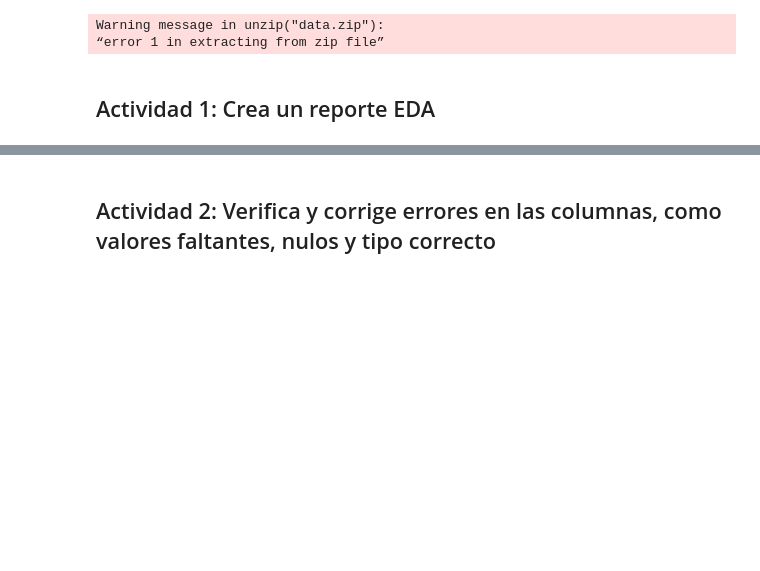
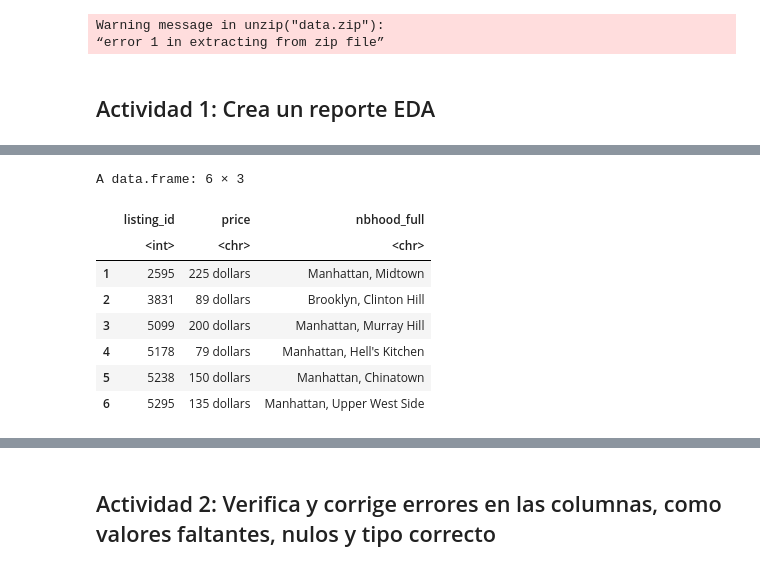
Before and after one commit to Billhernandez/TareaR, a Jupyter notebook: Copia_de_ANALISIS_DE_DATOS_EN_R_II_Bill_Hernandez.ipynb, the cells around one changed output, grey strips where cells are left out. Saved outputs shown, nothing was run; the diff lists cells and outputs as text; code cells hidden in the pictures; blank space fills up the shorter version.

```diff
--- a/Copia_de_ANALISIS_DE_DATOS_EN_R_II_Bill_Hernandez.ipynb
+++ b/Copia_de_ANALISIS_DE_DATOS_EN_R_II_Bill_Hernandez.ipynb
@@ -503,6 +509,16 @@ library(DataExplorer)
 # %%
 # Leer CSV
-df <- read.csv("ruta/a/tu/archivo.csv")  # cambia la ruta
+df <- read.csv("/content/airbnb_price.csv")  # cambia la ruta
 
 # Vista rápida
 head(df)
+# %% [output]
+A data.frame: 6 × 3
+|  | listing_id | price | nbhood_full |
+|  | <int> | <chr> | <chr> |
+| 1 | 2595 | 225 dollars | Manhattan, Midtown |
+| 2 | 3831 | 89 dollars | Brooklyn, Clinton Hill |
+| 3 | 5099 | 200 dollars | Manhattan, Murray Hill |
+| 4 | 5178 | 79 dollars | Manhattan, Hell's Kitchen |
+| 5 | 5238 | 150 dollars | Manhattan, Chinatown |
+| 6 | 5295 | 135 dollars | Manhattan, Upper West Side |
```
Also changed, not shown: parts of 10 cells of this notebook.
